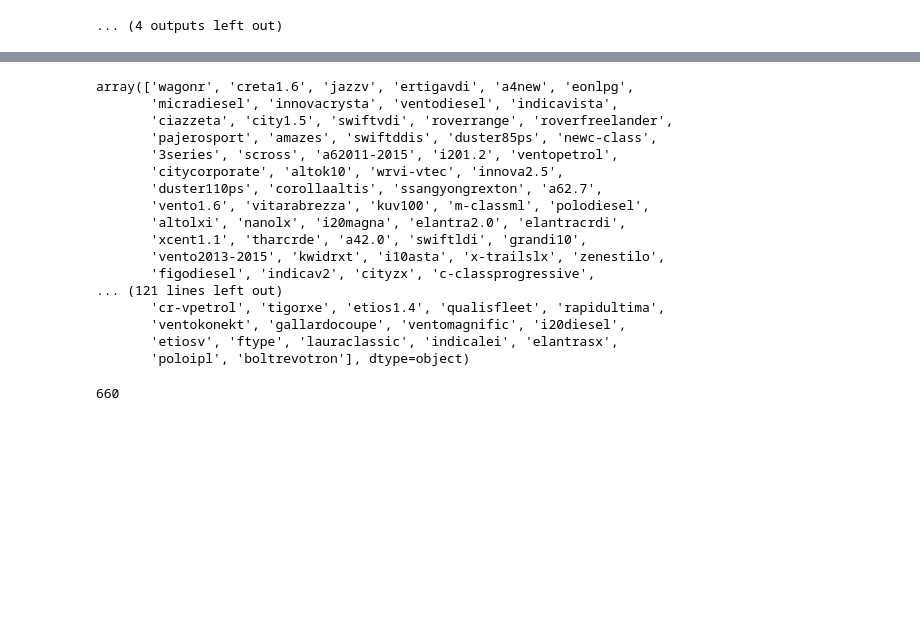
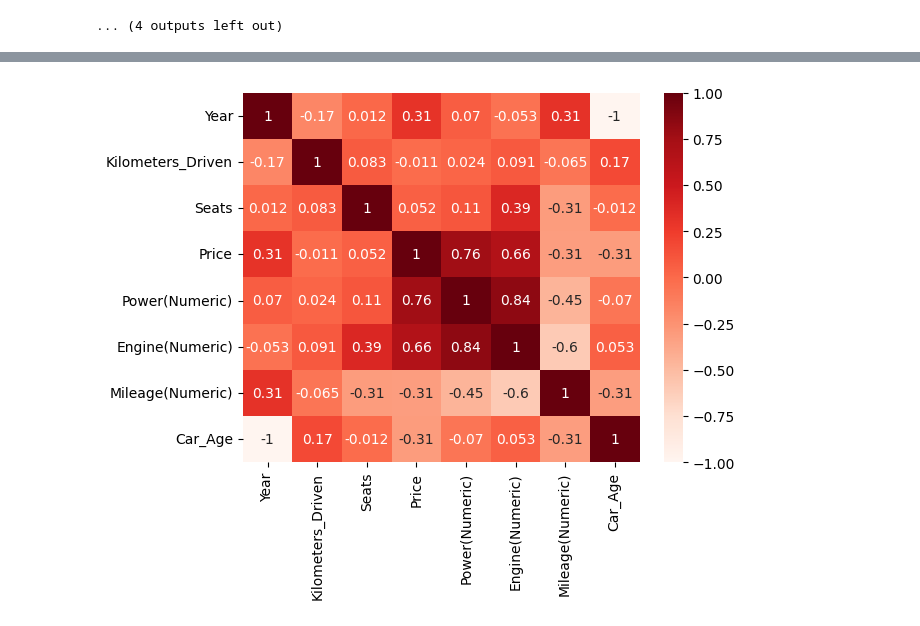
Before and after one commit to vineetha00/EDA, a Jupyter notebook: Car_EDA/car_EDA.ipynb, the cells around one changed output, grey strips where cells are left out. Cells and saved outputs as stored; diff of their text form; code cells hidden in the pictures; blank space fills up the shorter version.

```diff
--- a/Car_EDA/car_EDA.ipynb
+++ b/Car_EDA/car_EDA.ipynb
@@ -267,26 +300,7 @@ Model
-# %%
-df['Model'].unique()
-# %% [output]
-array(['wagonr', 'creta1.6', 'jazzv', 'ertigavdi', 'a4new', 'eonlpg',
-       'micradiesel', 'innovacrysta', 'ventodiesel', 'indicavista',
-       'ciazzeta', 'city1.5', 'swiftvdi', 'roverrange', 'roverfreelander',
-       'pajerosport', 'amazes', 'swiftddis', 'duster85ps', 'newc-class',
-       '3series', 'scross', 'a62011-2015', 'i201.2', 'ventopetrol',
-       'citycorporate', 'altok10', 'wrvi-vtec', 'innova2.5',
-       'duster110ps', 'corollaaltis', 'ssangyongrexton', 'a62.7',
-       'vento1.6', 'vitarabrezza', 'kuv100', 'm-classml', 'polodiesel',
-       'altolxi', 'nanolx', 'i20magna', 'elantra2.0', 'elantracrdi',
-       'xcent1.1', 'tharcrde', 'a42.0', 'swiftldi', 'grandi10',
-       'vento2013-2015', 'kwidrxt', 'i10asta', 'x-trailslx', 'zenestilo',
-       'figodiesel', 'indicav2', 'cityzx', 'c-classprogressive',
-... (121 lines left out)
-       'cr-vpetrol', 'tigorxe', 'etios1.4', 'qualisfleet', 'rapidultima',
-       'ventokonekt', 'gallardocoupe', 'ventomagnific', 'i20diesel',
-       'etiosv', 'ftype', 'lauraclassic', 'indicalei', 'elantrasx',
-       'poloipl', 'boltrevotron'], dtype=object)
-# %%
-df['Model'] = df['Model'].str.lower()
-# %%
-df['Model'].nunique()
-# %% [output]
-660
+# %%
+corr = df[num_col].corr()
+
+sns.heatmap(corr, annot = True, cmap = 'Reds')
+plt.show()
+# %% [output]
+[figure, added]
```
Also changed, not shown: parts of 9 cells of this notebook.
